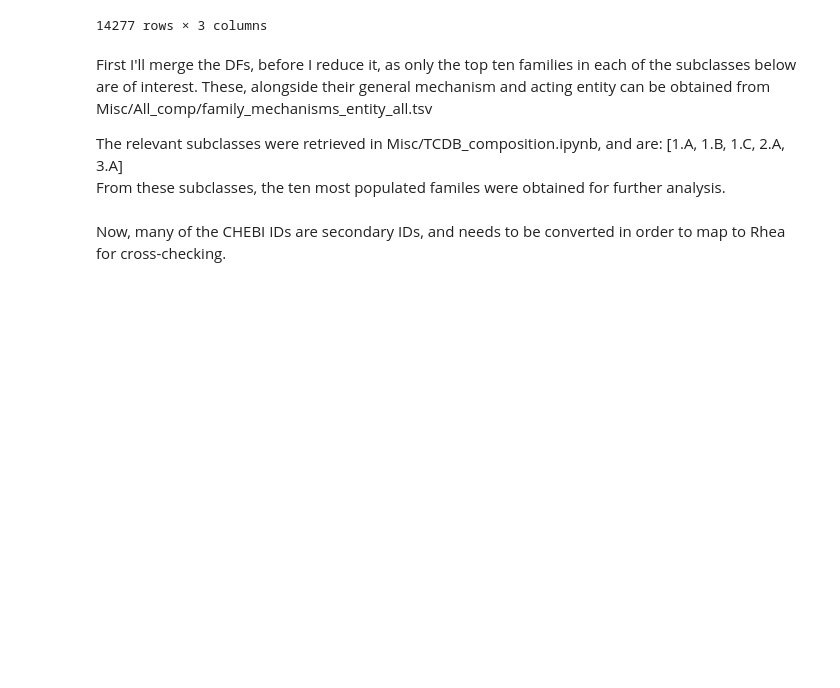
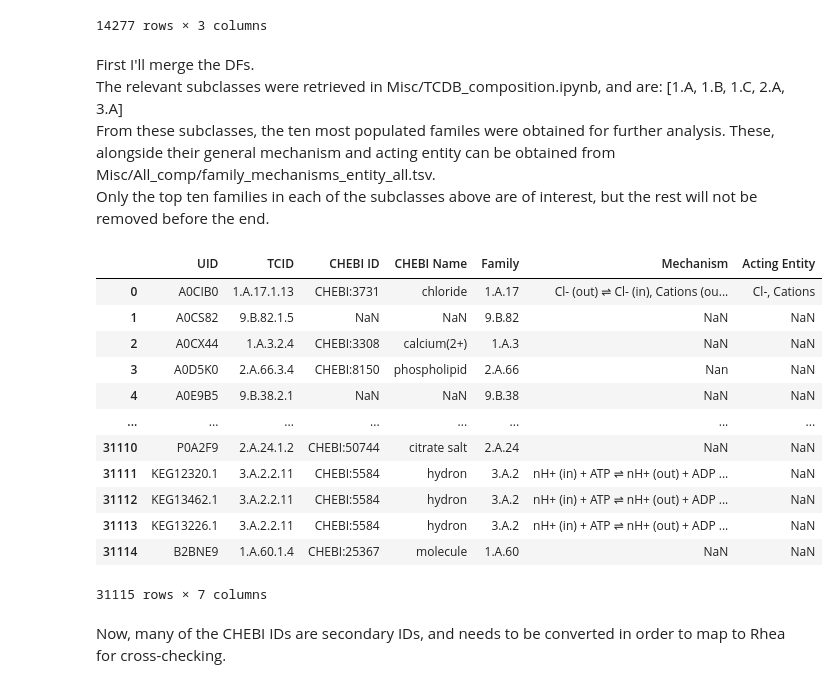
Before and after one commit to blandro/master-project, a Jupyter notebook: Approach 1/main1.ipynb, the cells around one changed output. Cells and saved outputs as stored; diff of their text form; code cells hidden in the pictures; blank space fills up the shorter version.

```diff
--- a/Approach 1/main1.ipynb
+++ b/Approach 1/main1.ipynb
@@ -59,23 +59,39 @@ df_substrates
 | 14276 | 9.B.153.4.3 | CHEBI:25367 | molecule |
 14277 rows × 3 columns
 # %% [markdown]
-First I'll merge the DFs, before I reduce it, as only the top ten families in each of the subclasses below are of interest. These, alongside their general mechanism and acting entity can be obtained from Misc/All_comp/family_mechanisms_entity_all.tsv
-
+First I'll merge the DFs.\
 The relevant subclasses were retrieved in Misc/TCDB_composition.ipynb, and are: [1.A, 1.B, 1.C, 2.A, 3.A]\
-From these subclasses, the ten most populated familes were obtained for further analysis.
+From these subclasses, the ten most populated familes were obtained for further analysis. These, alongside their general mechanism and acting entity can be obtained from Misc/All_comp/family_mechanisms_entity_all.tsv.\
+Only the top ten families in each of the subclasses above are of interest, but the rest will not be removed before the end.
 # %%
 df = pd.merge(df_uid, df_substrates, on="TCID", how="left")
 
 
 # Importing the families and related mechanisms
 df_family_mechanisms = pd.read_csv("../Misc/All_comp/families_mechanisms_entity_all.tsv", sep="\t")
 df_family_mechanisms["Mechanism"] = df_family_mechanisms["Mechanism"].replace({"â‡Œ": "⇌", "â†’": "→"}, regex=True)
 
 # Filter out families not in top 10 of each of the selected subclasses
 df["Family"] = df["TCID"].apply(lambda x: ".".join(x.split(".")[:3]))
-df = df[df["Family"].isin(df_family_mechanisms["Family"])]
 df = df.merge(df_family_mechanisms[["Family", "Mechanism", "Acting Entity"]], on="Family", how="left")
-df = df.drop(columns=["Family"])
+df
+# Keeping the "Family"-column until only top ten families of each chosen subclass is removed
+# df = df[df["Family"].isin(df_family_mechanisms["Family"])]
+# df = df.drop(columns=["Family"])
+# %% [output]
+|  | UID | TCID | CHEBI ID | CHEBI Name | Family | Mechanism | Acting Entity |
+| 0 | A0CIB0 | 1.A.17.1.13 | CHEBI:3731 | chloride | 1.A.17 | Cl- (out) ⇌ Cl- (in), Cations (ou... | Cl-, Cations |
+| 1 | A0CS82 | 9.B.82.1.5 | NaN | NaN | 9.B.82 | NaN | NaN |
+| 2 | A0CX44 | 1.A.3.2.4 | CHEBI:3308 | calcium(2+) | 1.A.3 | NaN | NaN |
+| 3 | A0D5K0 | 2.A.66.3.4 | CHEBI:8150 | phospholipid | 2.A.66 | Nan | NaN |
+| 4 | A0E9B5 | 9.B.38.2.1 | NaN | NaN | 9.B.38 | NaN | NaN |
+| ... | ... | ... | ... | ... | ... | ... | ... |
+| 31110 | P0A2F9 | 2.A.24.1.2 | CHEBI:50744 | citrate salt | 2.A.24 | NaN | NaN |
+| 31111 | KEG12320.1 | 3.A.2.2.11 | CHEBI:5584 | hydron | 3.A.2 | nH+ (in) + ATP ⇌ nH+ (out) + ADP ... | NaN |
+| 31112 | KEG13462.1 | 3.A.2.2.11 | CHEBI:5584 | hydron | 3.A.2 | nH+ (in) + ATP ⇌ nH+ (out) + ADP ... | NaN |
+| 31113 | KEG13226.1 | 3.A.2.2.11 | CHEBI:5584 | hydron | 3.A.2 | nH+ (in) + ATP ⇌ nH+ (out) + ADP ... | NaN |
+| 31114 | B2BNE9 | 1.A.60.1.4 | CHEBI:25367 | molecule | 1.A.60 | NaN | NaN |
+31115 rows × 7 columns
 # %% [markdown]
 Now, many of the CHEBI IDs are secondary IDs, and needs to be converted in order to map to Rhea for cross-checking.
 # %%
```
Also changed, not shown: parts of 4 cells of this notebook.
